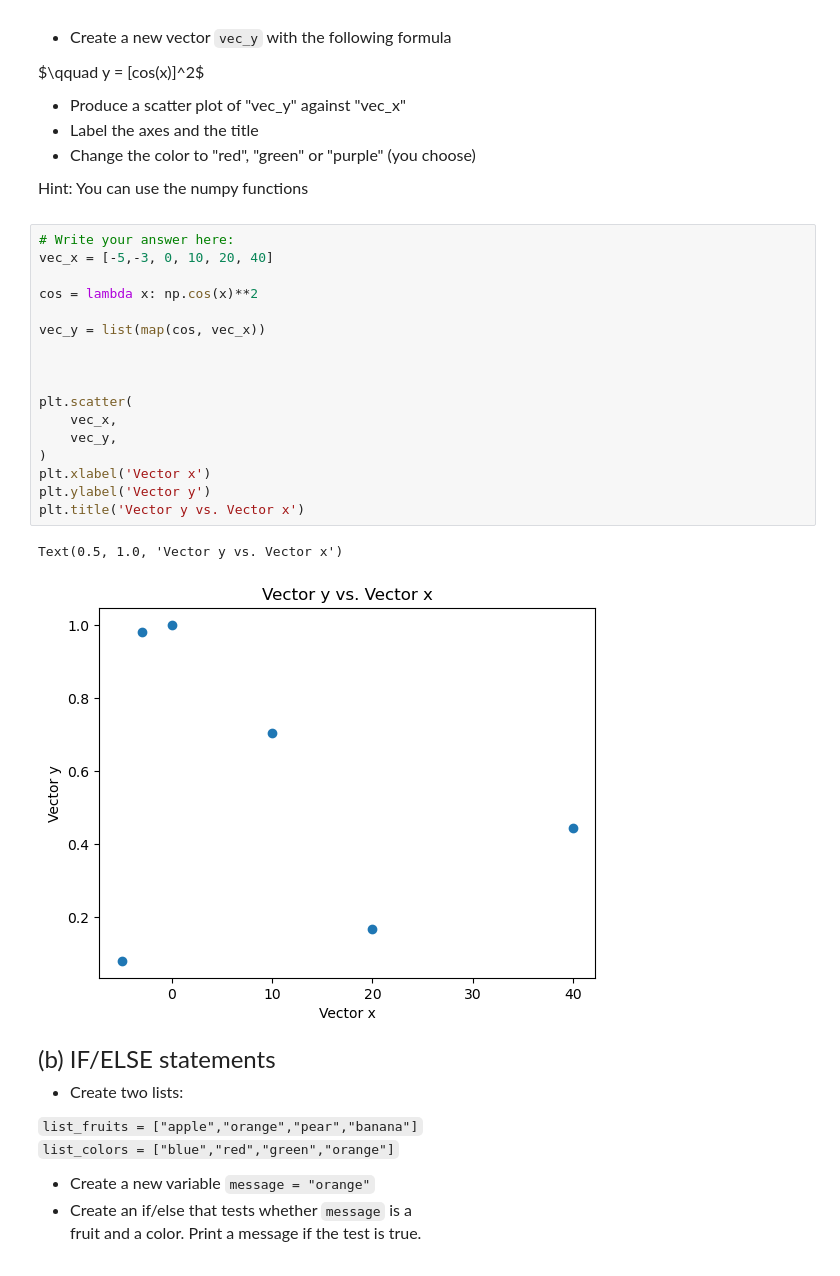
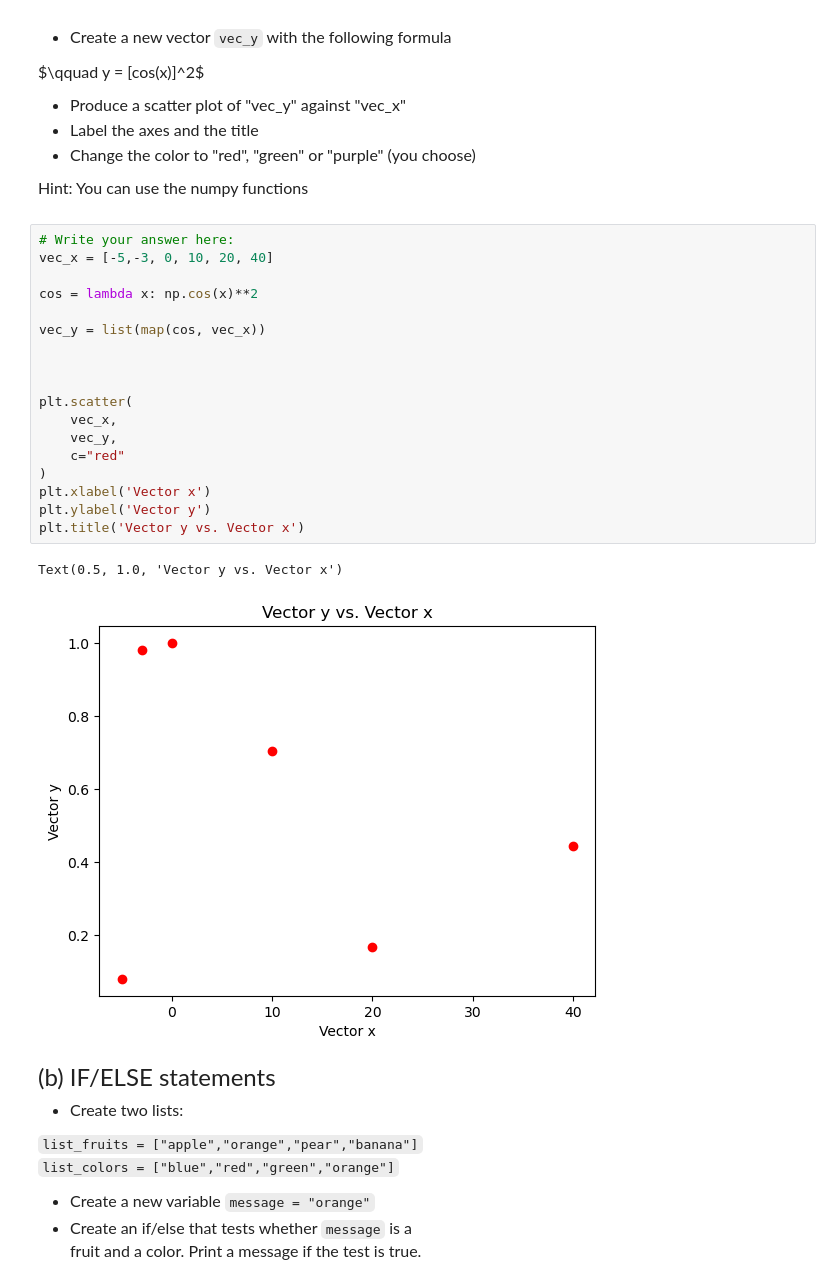
Before and after one commit to tomas3603/qtm151spring2024, a Jupyter notebook: Quiz1/Quiz 1.ipynb, the cells around one changed output. Drawn from its saved outputs; the diff is of its cells as text.

```diff
--- a/Quiz1/Quiz 1.ipynb
+++ b/Quiz1/Quiz 1.ipynb
@@ -63,23 +63,24 @@ Hint: You can use the numpy functions
 # %%
 # Write your answer here:
 vec_x = [-5,-3, 0, 10, 20, 40]
 
 cos = lambda x: np.cos(x)**2
 
 vec_y = list(map(cos, vec_x))
 
 
 
 plt.scatter(
     vec_x,
     vec_y,
+    c="red"
 )
 plt.xlabel('Vector x')
 plt.ylabel('Vector y')
 plt.title('Vector y vs. Vector x')
 # %% [output]
 Text(0.5, 1.0, 'Vector y vs. Vector x')
-[figure, old version]
+[figure, new version]
 # %% [markdown]
 <font size = "5">
 
```
Also changed, not shown: parts of 7 cells of this notebook, 1 other file.
